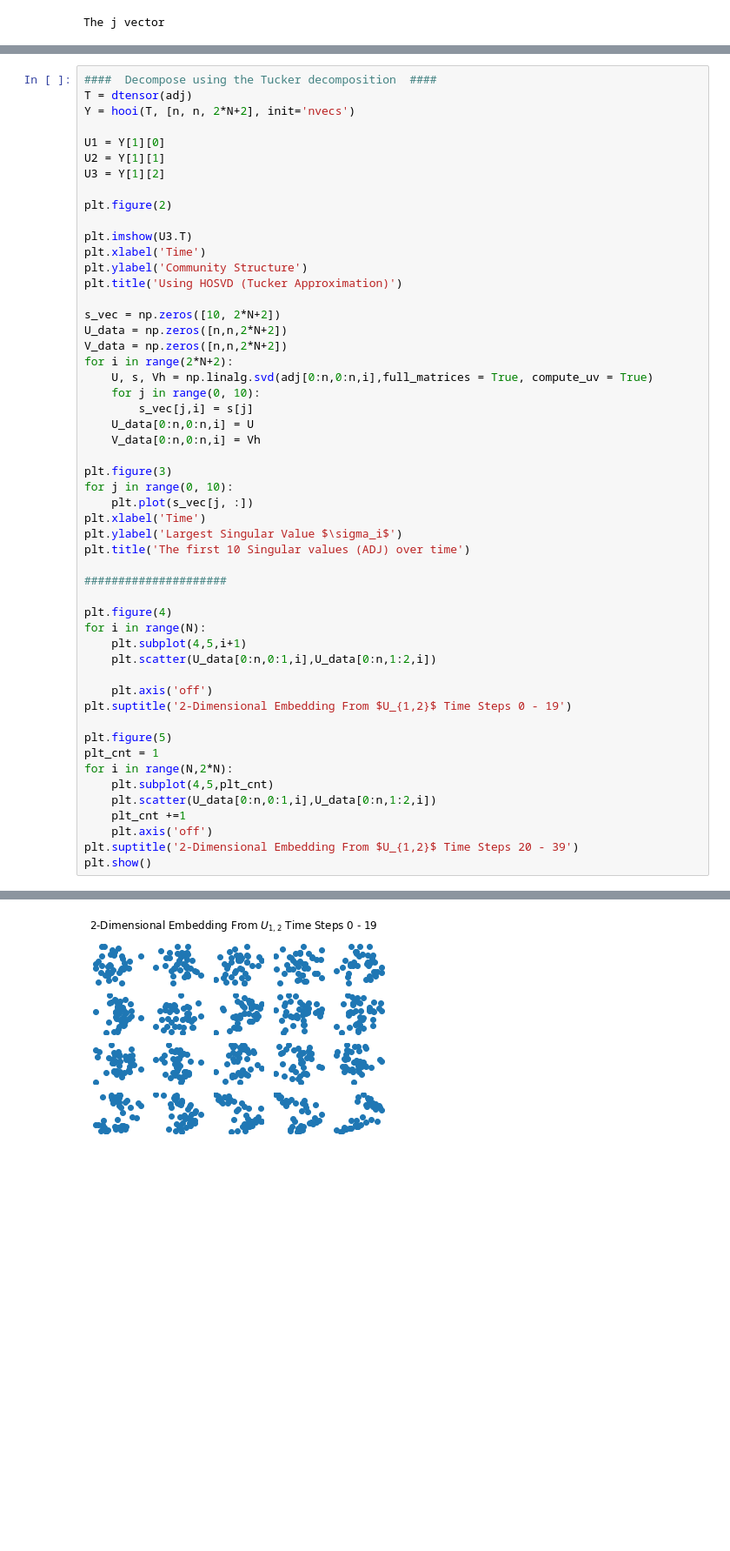
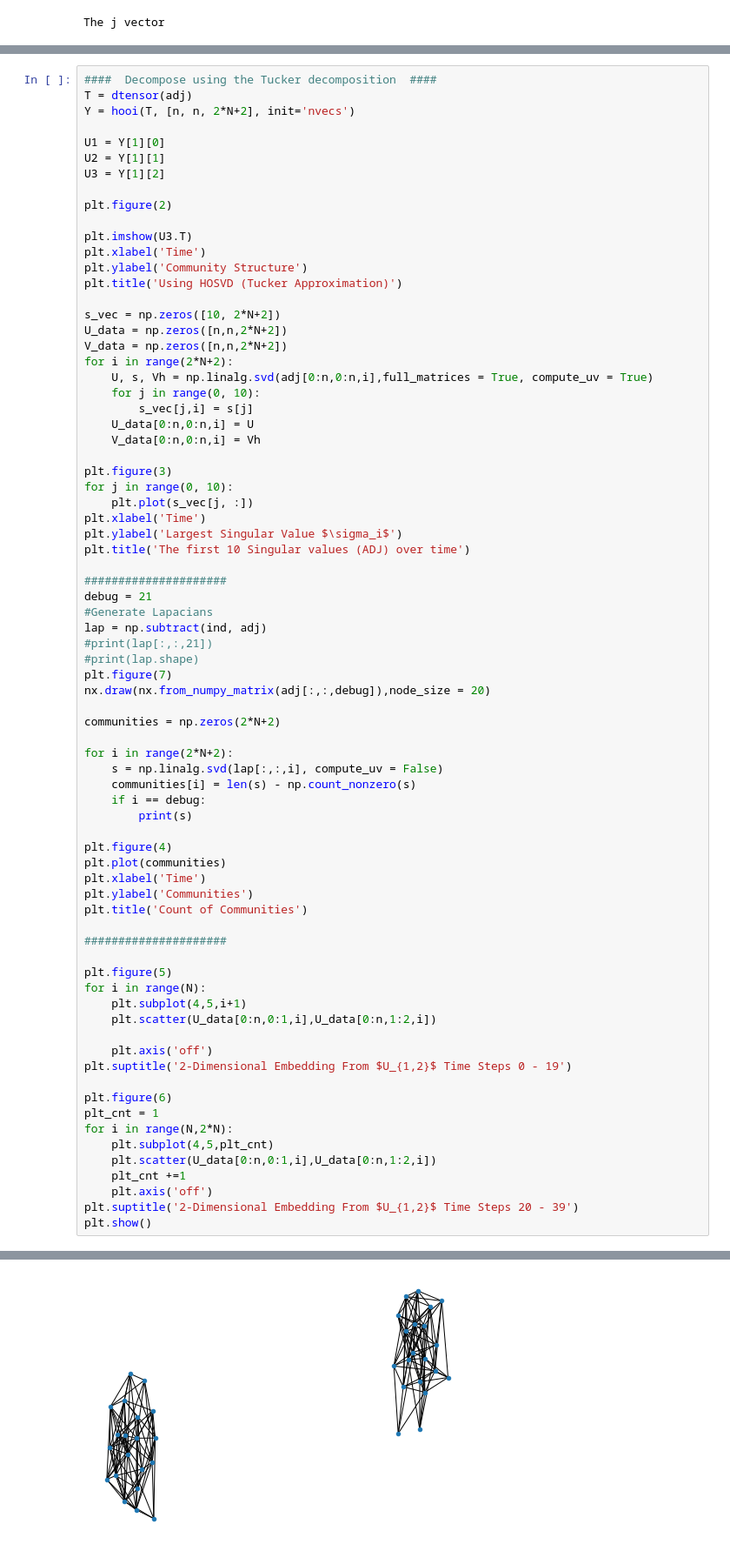
Before and after one commit to VintageDesign/multi_linear_research, a Jupyter notebook: riley/Graph Analysis.ipynb, the cells around one changed output, grey strips where cells are left out. Shown: that part at 87% size. Cells and saved outputs as stored; diff of their text form; blank space fills up the shorter version.

```diff
--- a/riley/Graph Analysis.ipynb
+++ b/riley/Graph Analysis.ipynb
@@ -106,8 +127,31 @@ plt.ylabel('Largest Singular Value $\sigma_i$')
 plt.title('The first 10 Singular values (ADJ) over time')
 
 #####################
+debug = 21
+#Generate Lapacians
+lap = np.subtract(ind, adj)
+#print(lap[:,:,21])
+#print(lap.shape)
+plt.figure(7)
+nx.draw(nx.from_numpy_matrix(adj[:,:,debug]),node_size = 20)
+
+communities = np.zeros(2*N+2)
+
+for i in range(2*N+2):
+    s = np.linalg.svd(lap[:,:,i], compute_uv = False)
+    communities[i] = len(s) - np.count_nonzero(s)
+    if i == debug:
+        print(s)
 
 plt.figure(4)
+plt.plot(communities)
+plt.xlabel('Time')
+plt.ylabel('Communities')
+plt.title('Count of Communities')
+
+#####################
+
+plt.figure(5)
 for i in range(N):
     plt.subplot(4,5,i+1)
     plt.scatter(U_data[0:n,0:1,i],U_data[0:n,1:2,i])
@@ -115,7 +159,7 @@ for i in range(N):
     plt.axis('off')
 plt.suptitle('2-Dimensional Embedding From $U_{1,2}$ Time Steps 0 - 19')
 
-plt.figure(5)
+plt.figure(6)
 plt_cnt = 1
 for i in range(N,2*N):
     plt.subplot(4,5,plt_cnt)
@@ -128,3 +182,3 @@ plt.show()
 [figure]
 [figure]
-[figure, old version]
+[figure, new version]
```
Also changed, not shown: parts of 2 cells of this notebook.
